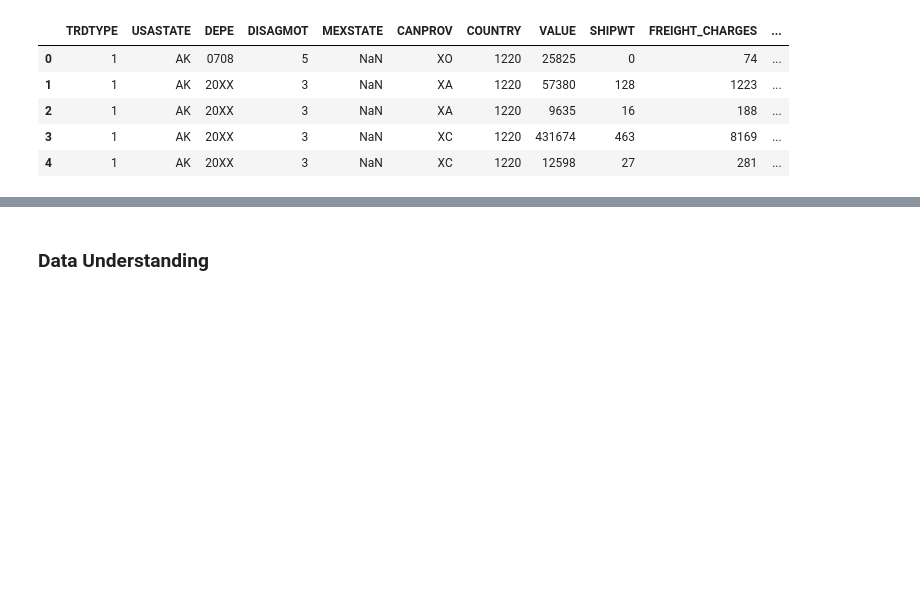
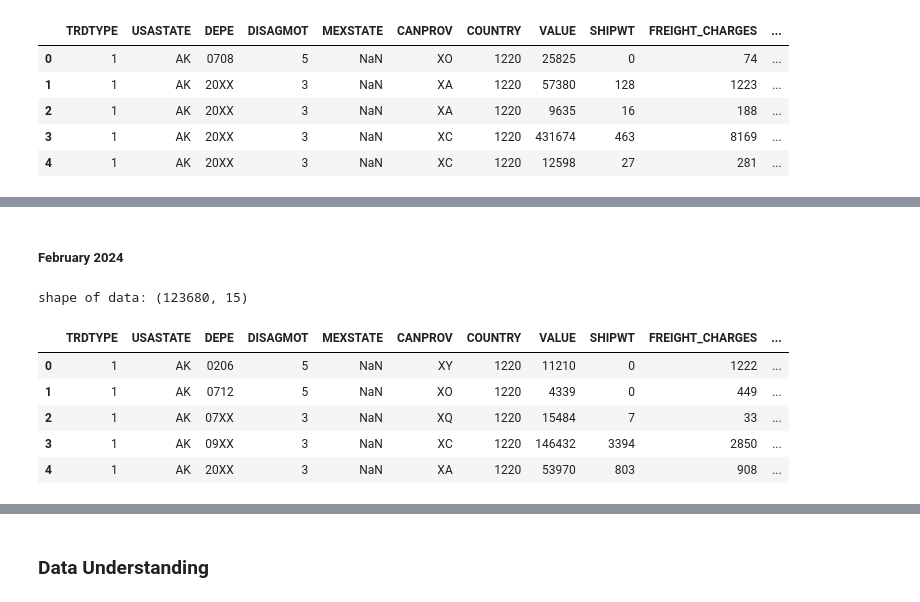
Before and after one commit to adubrightkwartengsnr/TransBorder-Freight-Data-Analysis, a Jupyter notebook: notebooks/transborder-freight-analysis.ipynb, the cells around one changed output, grey strips where cells are left out. Saved outputs shown, nothing was run; the diff lists cells and outputs as text; code cells hidden in the pictures; blank space fills up the shorter version.

```diff
--- a/notebooks/transborder-freight-analysis.ipynb
+++ b/notebooks/transborder-freight-analysis.ipynb
@@ -1010,0 +1030,17 @@ shape of data: (120152, 15)
+# %% [markdown]
+##### February 2024
+# %%
+dot1 = pd.read_csv("../data/2024/Feb2024/dot1_0224.csv")
+dot2 =  pd.read_csv("../data/2024/Feb2024/dot2_0224.csv")
+dot3 = pd.read_csv("../data/2024/Feb2024/dot3_0224.csv")
+feb_2024 = pd.concat([dot1,dot2,dot3],axis=0)
+print(f"shape of data: {feb_2024.shape}")
+feb_2024.head()
+# %% [output]
+shape of data: (123680, 15)
+|  | TRDTYPE | USASTATE | DEPE | DISAGMOT | MEXSTATE | CANPROV | COUNTRY | VALUE | SHIPWT | FREIGHT_CHARGES | ... |
+| 0 | 1 | AK | 0206 | 5 | NaN | XY | 1220 | 11210 | 0 | 1222 | ... |
+| 1 | 1 | AK | 0712 | 5 | NaN | XO | 1220 | 4339 | 0 | 449 | ... |
+| 2 | 1 | AK | 07XX | 3 | NaN | XQ | 1220 | 15484 | 7 | 33 | ... |
+| 3 | 1 | AK | 09XX | 3 | NaN | XC | 1220 | 146432 | 3394 | 2850 | ... |
+| 4 | 1 | AK | 20XX | 3 | NaN | XA | 1220 | 53970 | 803 | 908 | ... |
```
Also changed, not shown: parts of 17 cells of this notebook.
